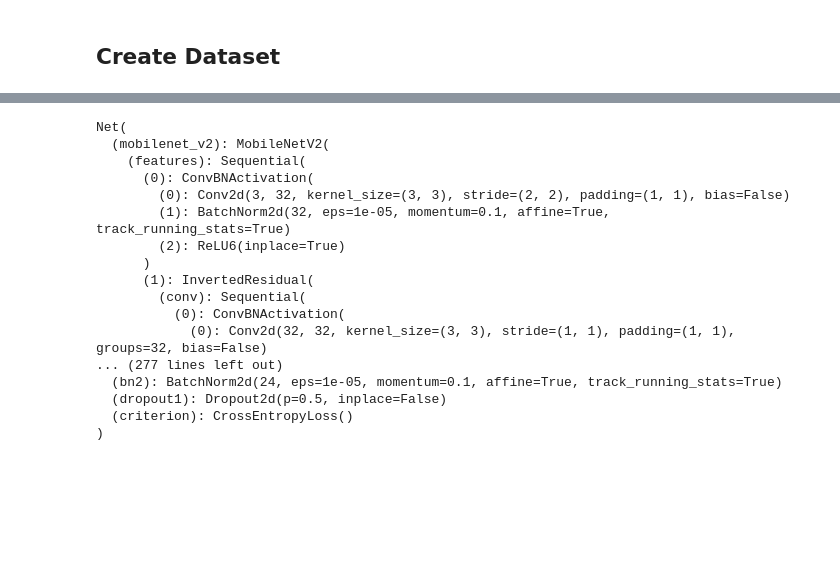
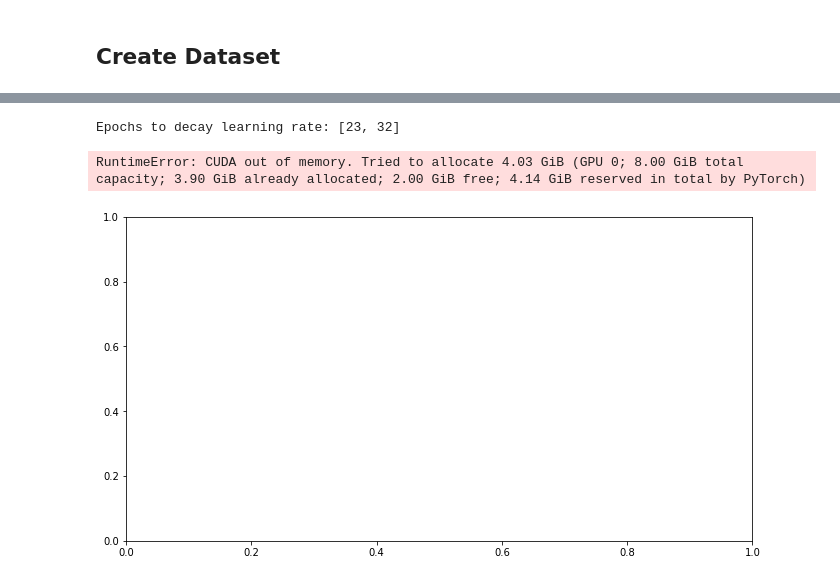
Before and after one commit to FYDP2022/compute, a Jupyter notebook: research/semantic-segmentation.ipynb, the cells around one changed output, grey strips where cells are left out. Drawn from its saved outputs; the diff is of its cells as text; code cells hidden in the pictures; blank space fills up the shorter version.

```diff
--- a/research/semantic-segmentation.ipynb
+++ b/research/semantic-segmentation.ipynb
@@ -440,20 +443,0 @@ View count of pixels within each label category:
-# %%
-trained_net
-# %% [output]
-Net(
-  (mobilenet_v2): MobileNetV2(
-    (features): Sequential(
-      (0): ConvBNActivation(
-        (0): Conv2d(3, 32, kernel_size=(3, 3), stride=(2, 2), padding=(1, 1), bias=False)
-        (1): BatchNorm2d(32, eps=1e-05, momentum=0.1, affine=True, track_running_stats=True)
-        (2): ReLU6(inplace=True)
-      )
-      (1): InvertedResidual(
-        (conv): Sequential(
-          (0): ConvBNActivation(
-            (0): Conv2d(32, 32, kernel_size=(3, 3), stride=(1, 1), padding=(1, 1), groups=32, bias=False)
-... (277 lines left out)
-  (bn2): BatchNorm2d(24, eps=1e-05, momentum=0.1, affine=True, track_running_stats=True)
-  (dropout1): Dropout2d(p=0.5, inplace=False)
-  (criterion): CrossEntropyLoss()
-)
@@ -459,0 +568,6 @@ Net(
+# %%
+train_mobilenet_v2('original_scheduler')
+# %% [output]
+Epochs to decay learning rate: [23, 32]
+RuntimeError: CUDA out of memory. Tried to allocate 4.03 GiB (GPU 0; 8.00 GiB total capacity; 3.90 GiB already allocated; 2.00 GiB free; 4.14 GiB reserved in total by PyTorch)
+[figure, added]
```
Also changed, not shown: parts of 9 cells of this notebook.
